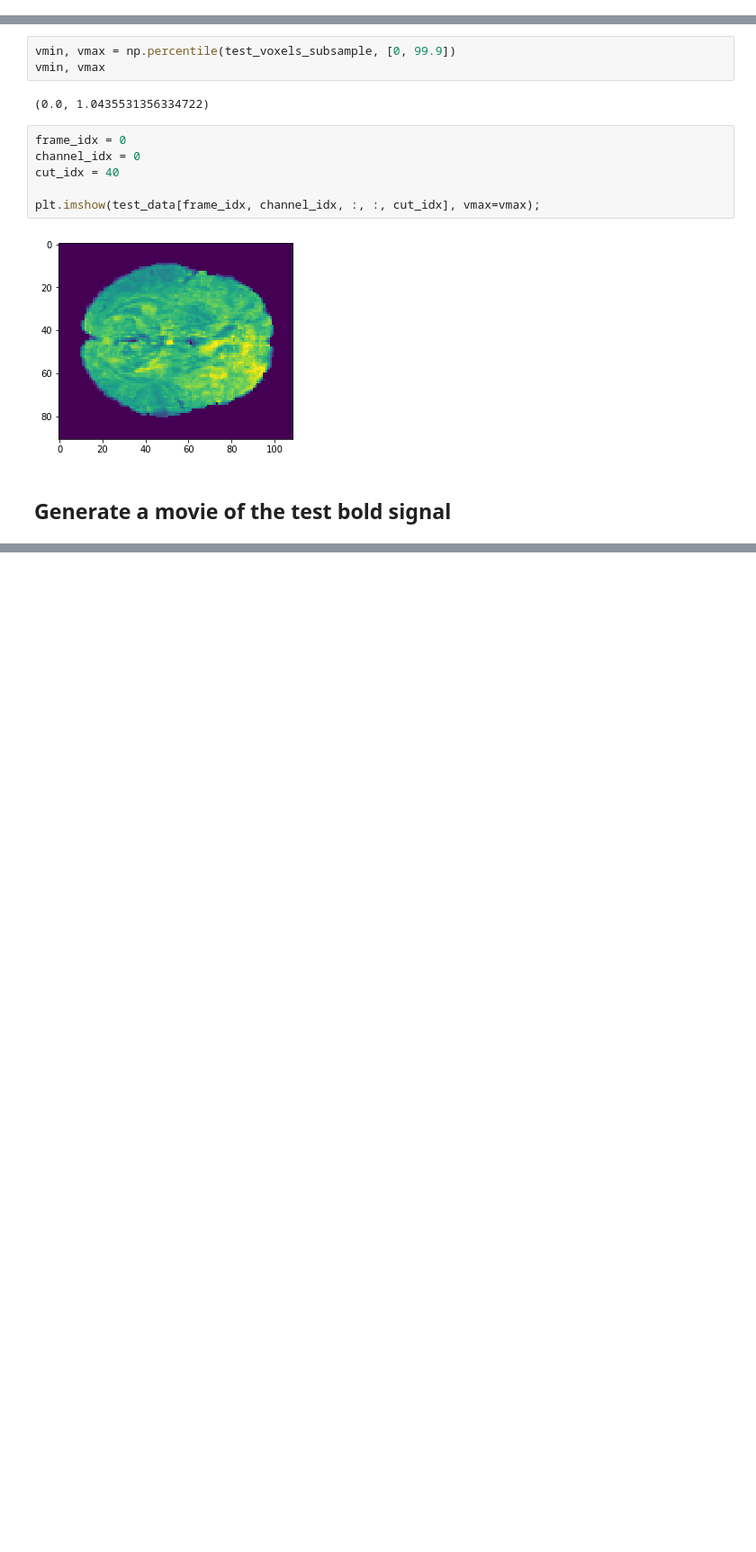
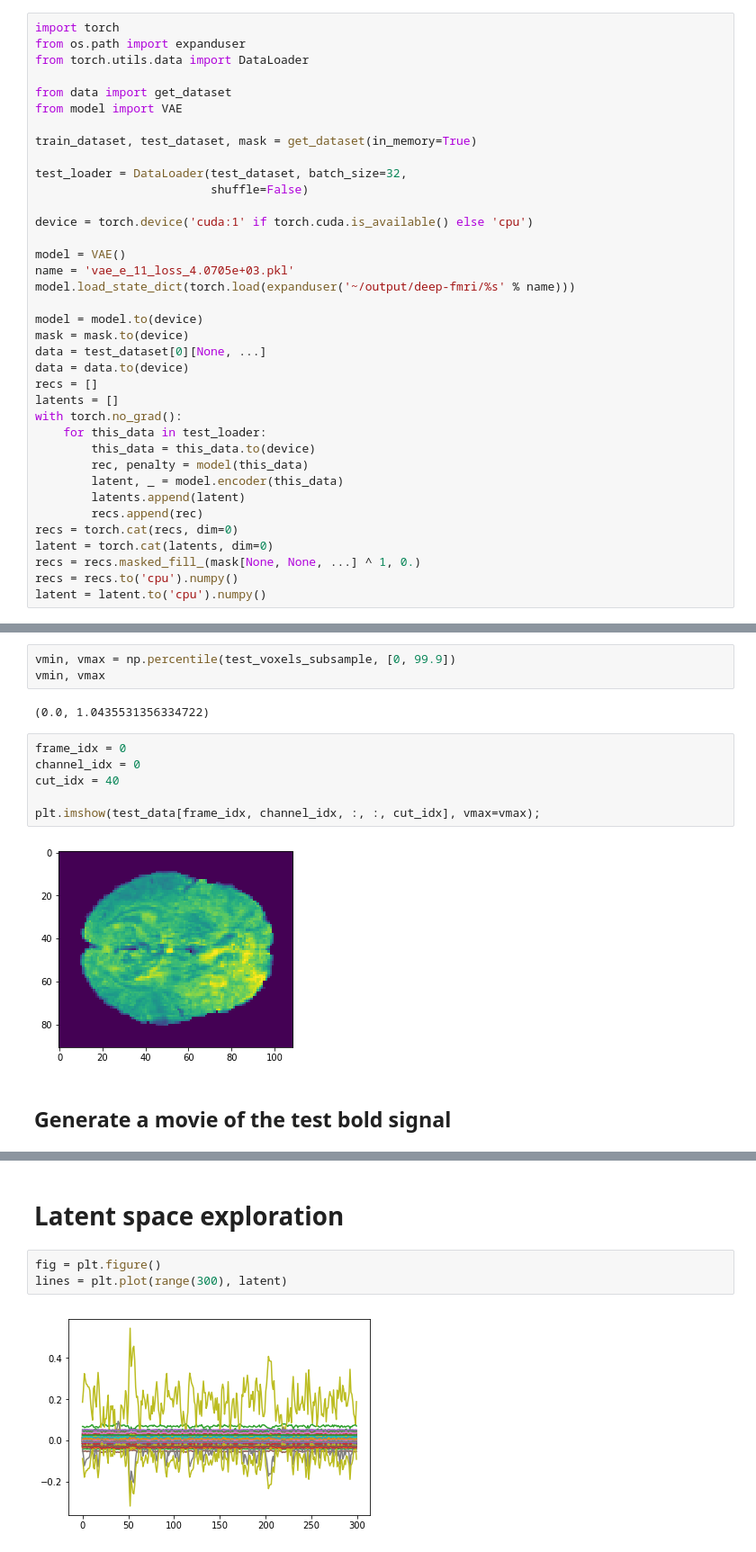
Before and after one commit to arthurmensch/deep-fmri, a Jupyter notebook: bold_movies.ipynb, the cells around one changed output, grey strips where cells are left out. Shown at 90% size. Drawn from its saved outputs; the diff is of its cells as text; blank space fills up the shorter version.

```diff
--- a/bold_movies.ipynb
+++ b/bold_movies.ipynb
@@ -23,3 +9,40 @@ test_loader = DataLoader(test_dataset, batch_size=32,
+# %%
+import torch
+from os.path import expanduser
+from torch.utils.data import DataLoader
+
+from data import get_dataset
+from model import VAE
+
+train_dataset, test_dataset, mask = get_dataset(in_memory=True)
+
+test_loader = DataLoader(test_dataset, batch_size=32,
+                         shuffle=False)
+
+device = torch.device('cuda:1' if torch.cuda.is_available() else 'cpu')
+
+model = VAE()
+name = 'vae_e_11_loss_4.0705e+03.pkl'
+model.load_state_dict(torch.load(expanduser('~/output/deep-fmri/%s' % name)))
+
+model = model.to(device)
+mask = mask.to(device)
+data = test_dataset[0][None, ...]
+data = data.to(device)
+recs = []
+latents = []
+with torch.no_grad():
+    for this_data in test_loader:
+        this_data = this_data.to(device)
+        rec, penalty = model(this_data)
+        latent, _ = model.encoder(this_data)
+        latents.append(latent)
+        recs.append(rec)
+recs = torch.cat(recs, dim=0)
+latent = torch.cat(latents, dim=0)
+recs = recs.masked_fill_(mask[None, None, ...] ^ 1, 0.)
+recs = recs.to('cpu').numpy()
+latent = latent.to('cpu').numpy()
 # %%
 test_data = torch.cat([this_data for this_data in test_loader]).numpy()
 # %%
@@ -77,3 +106,10 @@ anim = make_animation(test_data[:, channel_idx, :, :, cut_idx])
 HTML(anim.to_html5_video())
 # %% [output]
 [interactive output not drawn]
+# %% [markdown]
+# Latent space exploration
+# %%
+fig = plt.figure()
+lines = plt.plot(range(300), latent)
+# %% [output]
+[figure, added]
```
Also changed, not shown: parts of 4 cells of this notebook, 1 other file.
